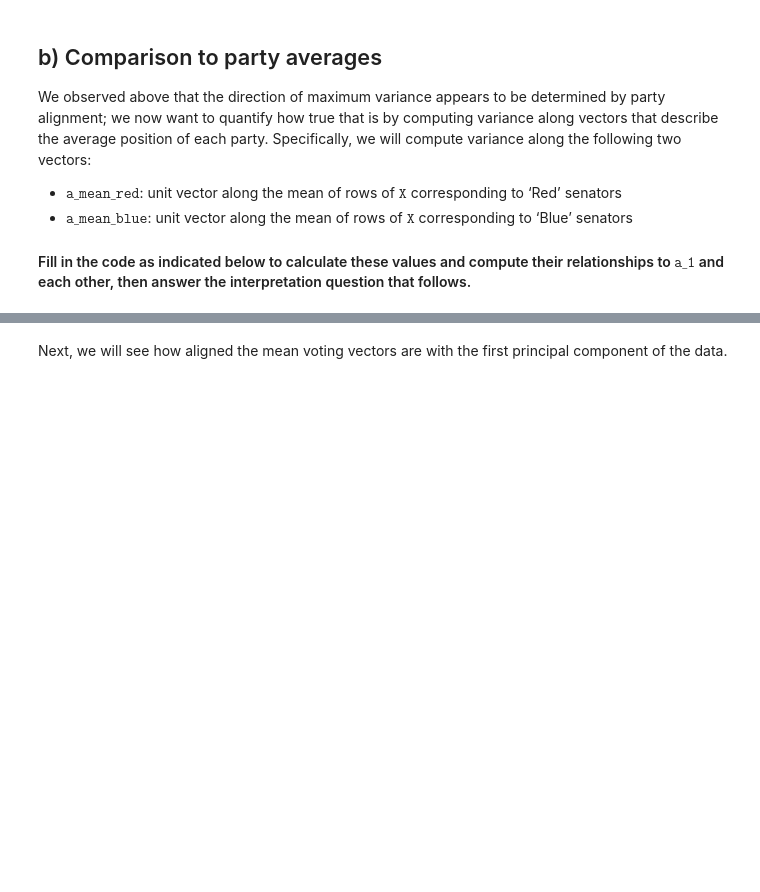
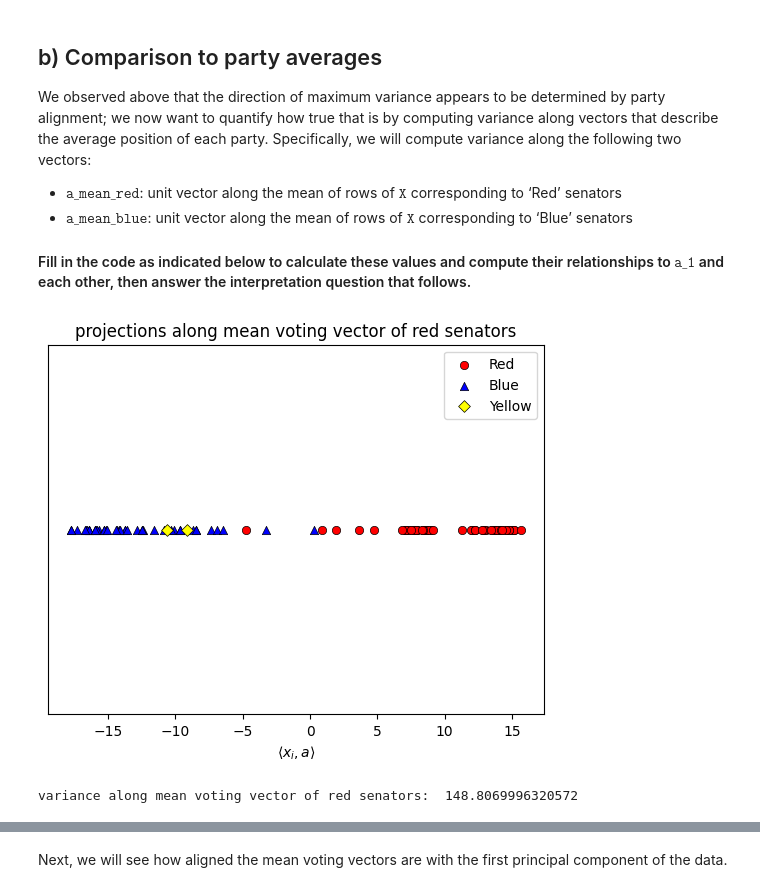
Before and after one commit to carldjapardi/eecs127, a Jupyter notebook: hw4_senator_pca.ipynb, the cells around one changed output, grey strips where cells are left out. Cells and saved outputs as stored; diff of their text form; code cells hidden in the pictures; blank space fills up the shorter version.

```diff
--- a/hw4_senator_pca.ipynb
+++ b/hw4_senator_pca.ipynb
@@ -143,33 +188,39 @@ We observed above that the direction of maximum variance appears to be determine
 ################################################################################
 ### TODO: Calculate mu_red, the array of dimension (542, ) whose values
 ### are the mean across rows of X corresponding to 'Red' senators only.
 # Hint: Print out the 'affiliations' variable and observe its contents.
 # print(len(affiliations))
 # print(affiliations)
+
+X_red = X[np.array(affiliations) == 'Red', :]
+mu_red = X_red.mean(axis=0) #each of the 542 vals is the avg vote of all red senators on that specific bill, 1R X 542C
 
 ### end TODO
 ################################################################################
 
 # normalize the vector to generate unit a_mean_red
 a_mean_red = mu_red/np.linalg.norm(mu_red)
 
 # compute and visualize the scores along a_mean_red
 scores_mean_red = f(X, a_mean_red)
 
 for aff, marker, _ in markers:
     plt.scatter(
         scores_mean_red[np.array(affiliations) == aff],
         np.zeros_like(scores_mean_red[np.array(affiliations) == aff]),
         c=aff, marker=marker, edgecolors="black", linewidth=0.5, label=aff
     )
 plt.legend()
 plt.title('projections along mean voting vector of red senators')
 plt.xlabel('$\\langle x_i, a \\rangle$')
 cur_axes = plt.gca()
 cur_axes.axes.get_yaxis().set_visible(False)
 plt.show()
 
 print('variance along mean voting vector of red senators: ', scores_mean_red.var())
+# %% [output]
+[figure, added]
+variance along mean voting vector of red senators:  148.8069996320572
 # %%
 ################################################################################
 ### TODO: Calculate mu_blue, the array of dimension (542, ) whose values
```
Also changed, not shown: parts of 25 cells of this notebook.
